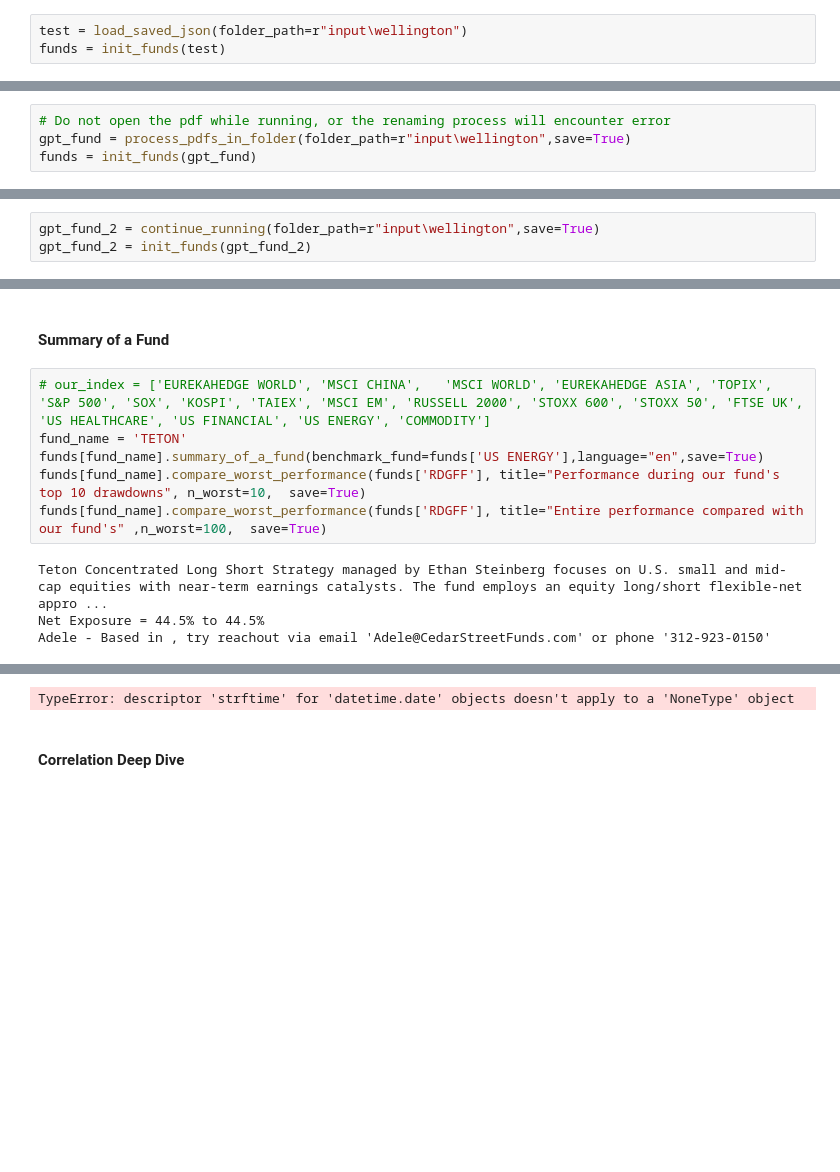
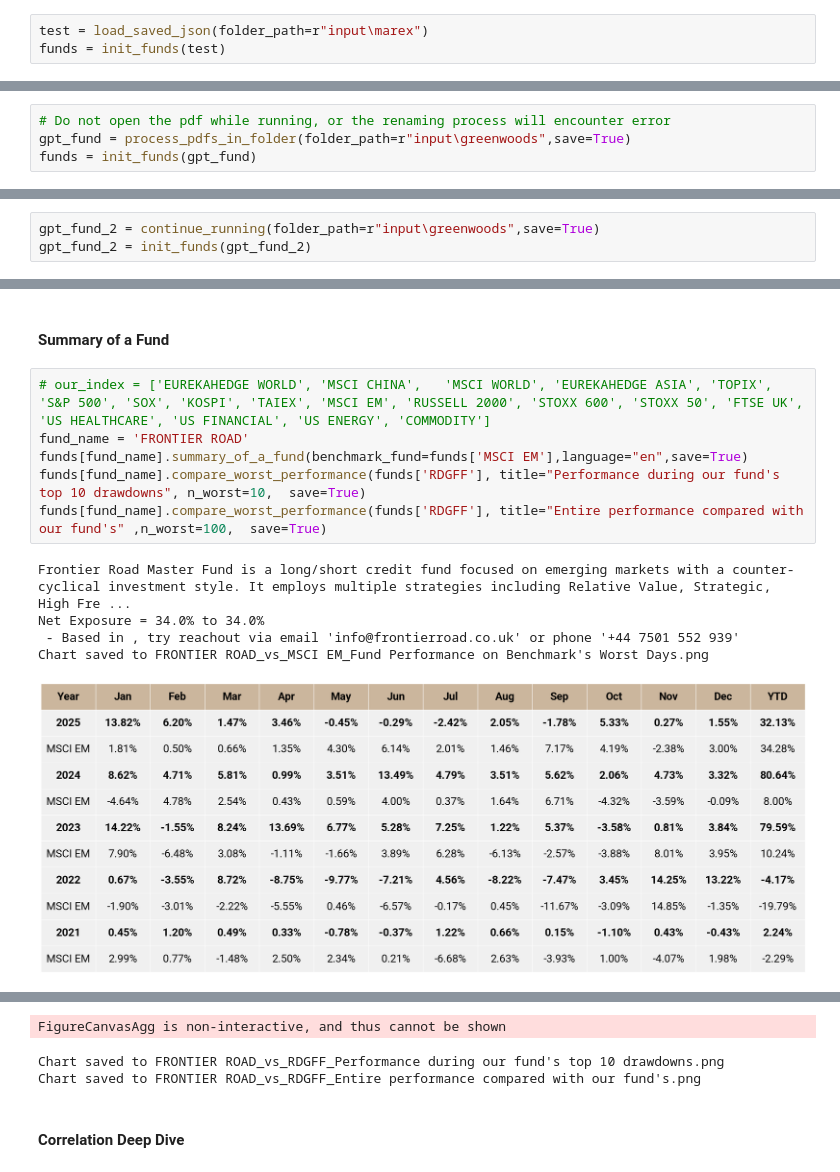
Before and after one commit to python-Marsh/fofproject, a Jupyter notebook: fund_workstation.ipynb, the cells around one changed output, grey strips where cells are left out. Saved outputs shown, nothing was run; the diff lists cells and outputs as text; blank space fills up the shorter version.

Commit message:
Automate_email

```diff
--- a/fund_workstation.ipynb
+++ b/fund_workstation.ipynb
@@ -23,5 +23,5 @@ True
 # %% [markdown]
 #### Load Data via .json
 # %%
-test = load_saved_json(folder_path=r"input\wellington")
+test = load_saved_json(folder_path=r"input\marex")
 funds = init_funds(test)
@@ -46,6 +44,6 @@ funds = merge_funds(funds, manual_csv)
 ##### Parse Everything
 # %%
 # Do not open the pdf while running, or the renaming process will encounter error
-gpt_fund = process_pdfs_in_folder(folder_path=r"input\wellington",save=True)
+gpt_fund = process_pdfs_in_folder(folder_path=r"input\greenwoods",save=True)
 funds = init_funds(gpt_fund)
 # %% [output]
@@ -55,6 +55,6 @@ Processing: input\wellington\WELLINGTON_parsed from_Wellington Global Equity Lon
 # %% [markdown]
 ##### Continue Running Unparsed
 # %%
-gpt_fund_2 = continue_running(folder_path=r"input\wellington",save=True)
+gpt_fund_2 = continue_running(folder_path=r"input\greenwoods",save=True)
 gpt_fund_2 = init_funds(gpt_fund_2)
 # %% [output]
@@ -200,11 +202,13 @@ print(stats)
 #### Summary of a Fund
 # %%
 # our_index = ['EUREKAHEDGE WORLD', 'MSCI CHINA',	'MSCI WORLD', 'EUREKAHEDGE ASIA', 'TOPIX', 'S&P 500', 'SOX', 'KOSPI', 'TAIEX', 'MSCI EM', 'RUSSELL 2000', 'STOXX 600', 'STOXX 50', 'FTSE UK', 'US HEALTHCARE', 'US FINANCIAL', 'US ENERGY', 'COMMODITY']
-fund_name = 'TETON'
-funds[fund_name].summary_of_a_fund(benchmark_fund=funds['US ENERGY'],language="en",save=True)
+fund_name = 'FRONTIER ROAD'
+funds[fund_name].summary_of_a_fund(benchmark_fund=funds['MSCI EM'],language="en",save=True)
 funds[fund_name].compare_worst_performance(funds['RDGFF'], title="Performance during our fund's top 10 drawdowns", n_worst=10,  save=True)
 funds[fund_name].compare_worst_performance(funds['RDGFF'], title="Entire performance compared with our fund's" ,n_worst=100,  save=True)
 # %% [output]
-Teton Concentrated Long Short Strategy managed by Ethan Steinberg focuses on U.S. small and mid-cap equities with near-term earnings catalysts. The fund employs an equity long/short flexible-net appro ...
-Net Exposure = 44.5% to 44.5%
-Adele - Based in , try reachout via email 'Adele@CedarStreetFunds.com' or phone '312-923-0150'
+Frontier Road Master Fund is a long/short credit fund focused on emerging markets with a counter-cyclical investment style. It employs multiple strategies including Relative Value, Strategic, High Fre ...
+Net Exposure = 34.0% to 34.0%
+ - Based in , try reachout via email 'info@frontierroad.co.uk' or phone '+44 7501 552 939'
+Chart saved to FRONTIER ROAD_vs_MSCI EM_Fund Performance on Benchmark's Worst Days.png
+[figure, added]
@@ -211,4 +216,6 @@ Adele - Based in , try reachout via email 'Adele@CedarStreetFunds.com' or phone
-TypeError: descriptor 'strftime' for 'datetime.date' objects doesn't apply to a 'NoneType' object
+FigureCanvasAgg is non-interactive, and thus cannot be shown
+Chart saved to FRONTIER ROAD_vs_RDGFF_Performance during our fund's top 10 drawdowns.png
+Chart saved to FRONTIER ROAD_vs_RDGFF_Entire performance compared with our fund's.png
 # %% [markdown]
 #### Correlation Deep Dive
 # %%
```
Also changed, not shown: parts of 6 cells of this notebook, 2 other files.
